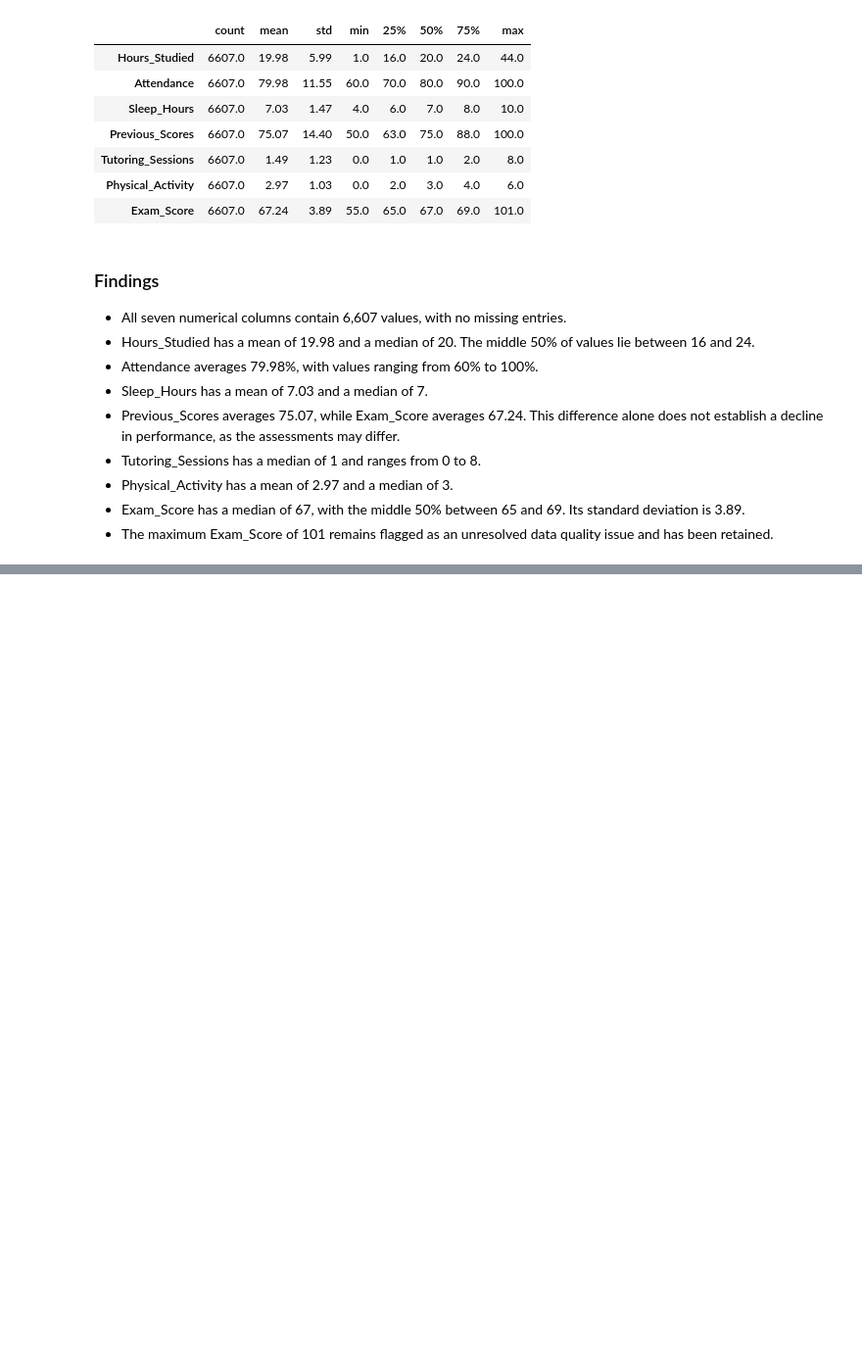
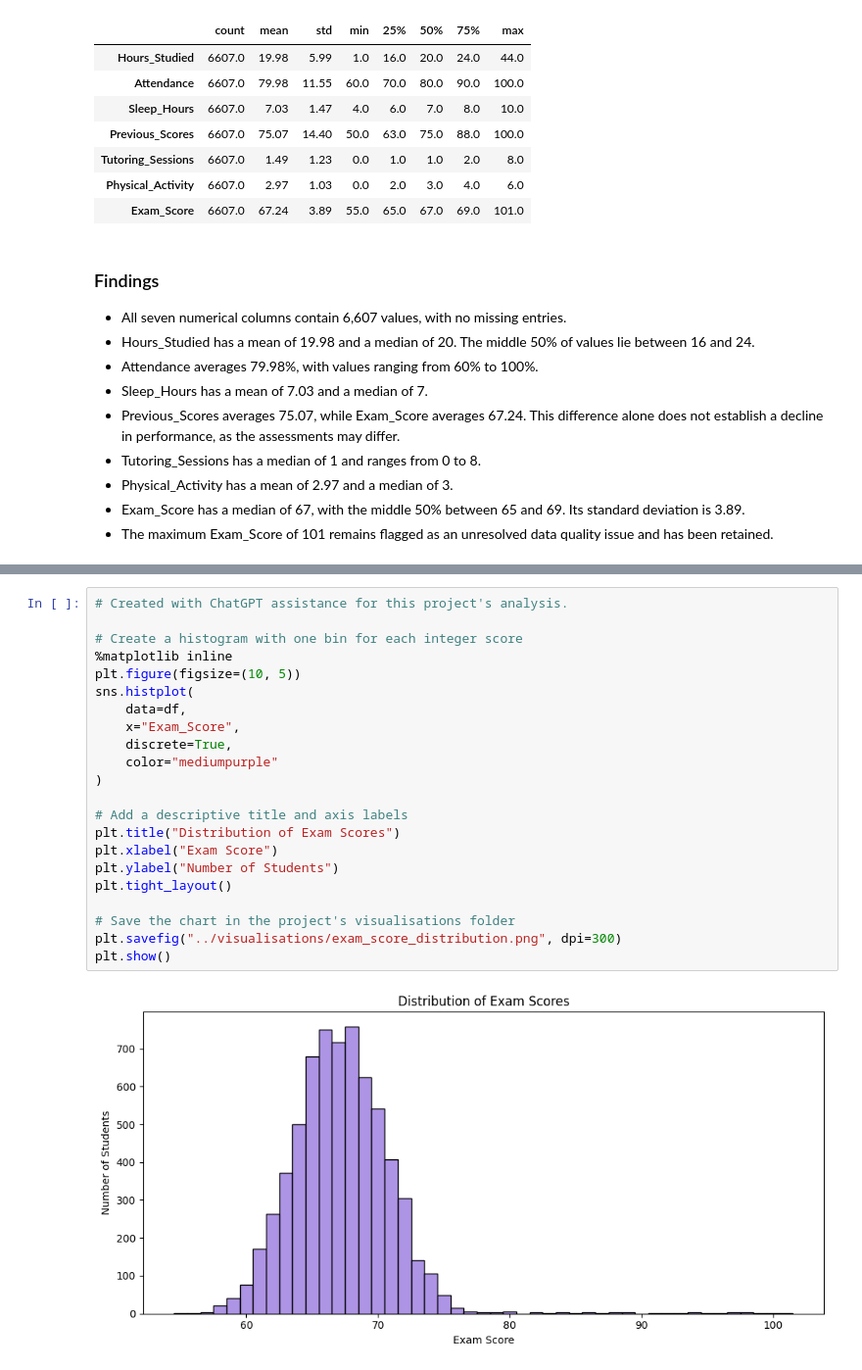
Before and after one commit to LieneRubule/student-performance-analysis, a Jupyter notebook: jupyter_notebooks/Student_Performance_EDA.ipynb, the cells around one changed output, grey strips where cells are left out. Shown at 98% size. Saved outputs shown, nothing was run; the diff lists cells and outputs as text; blank space fills up the shorter version.

Commit message:
Add exam score histogram with inline display and findings

```diff
--- a/jupyter_notebooks/Student_Performance_EDA.ipynb
+++ b/jupyter_notebooks/Student_Performance_EDA.ipynb
@@ -182,0 +190,24 @@ df.describe().T.round(2)
+# %%
+# Created with ChatGPT assistance for this project's analysis.
+
+# Create a histogram with one bin for each integer score
+%matplotlib inline
+plt.figure(figsize=(10, 5))
+sns.histplot(
+    data=df,
+    x="Exam_Score",
+    discrete=True,
+    color="mediumpurple"
+)
+
+# Add a descriptive title and axis labels
+plt.title("Distribution of Exam Scores")
+plt.xlabel("Exam Score")
+plt.ylabel("Number of Students")
+plt.tight_layout()
+
+# Save the chart in the project's visualisations folder
+plt.savefig("../visualisations/exam_score_distribution.png", dpi=300)
+plt.show()
+# %% [output]
+[figure, added]
```
Also changed, not shown: parts of 2 cells of this notebook, 1 other file.
